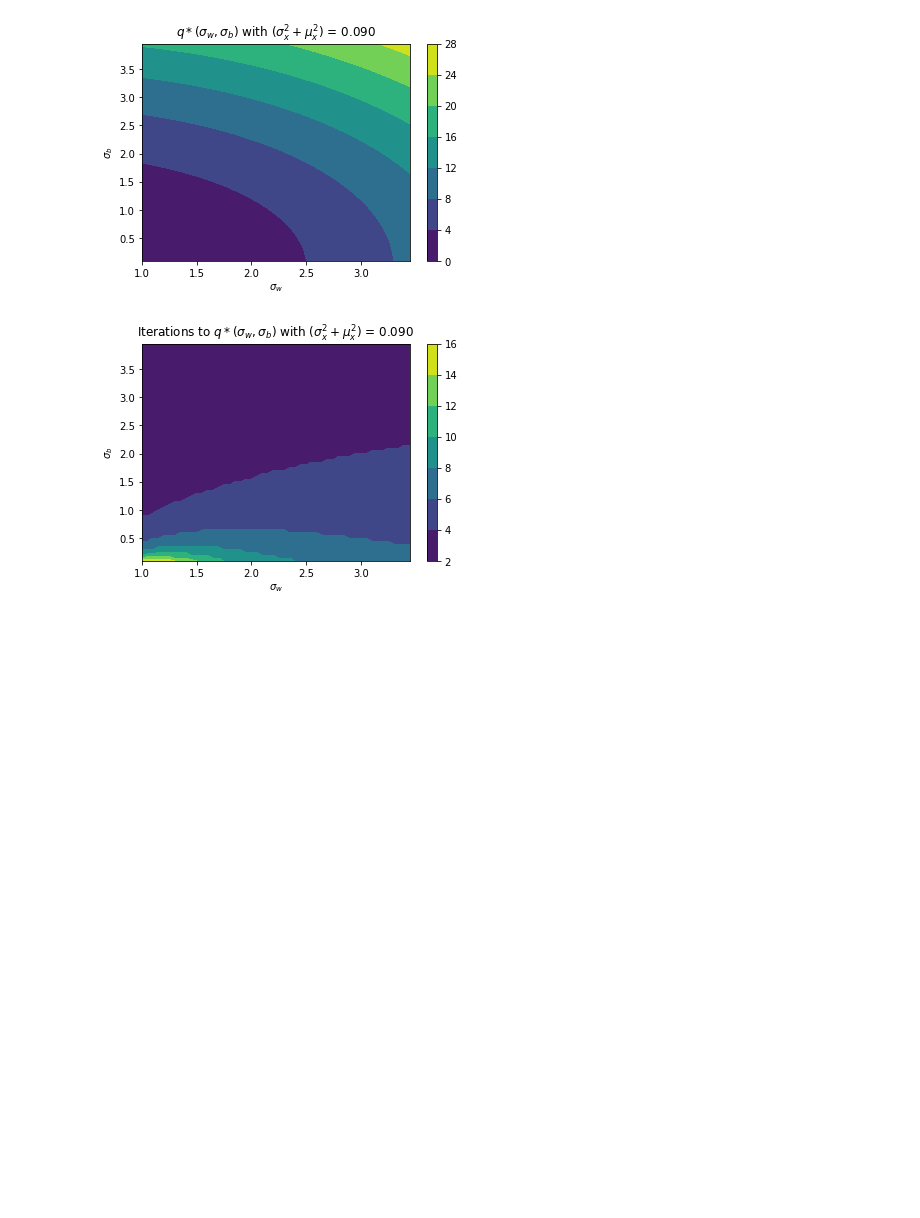
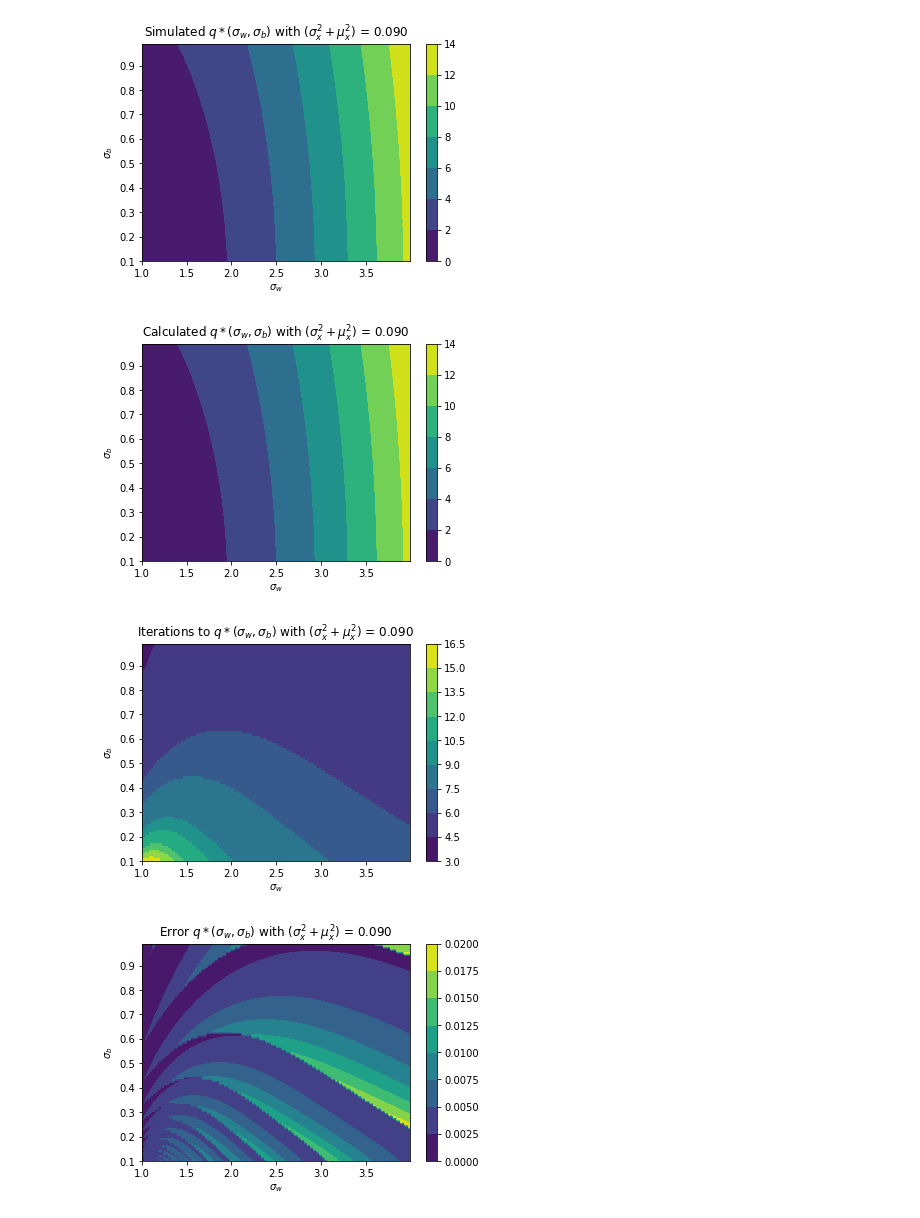
Before and after one commit to sarangmittal/DLRG, a Jupyter notebook: VarianceFixedPoint.ipynb, the cells around one changed output. Cells and saved outputs as stored; diff of their text form; code cells hidden in the pictures; blank space fills up the shorter version.

```diff
--- a/VarianceFixedPoint.ipynb
+++ b/VarianceFixedPoint.ipynb
@@ -2,6 +2,7 @@
 import numpy as np
 from scipy.integrate import quad
 import matplotlib.pyplot as plt
+from scipy.optimize import fsolve, root
 
 # weightVar = 1.3**2
 
@@ -24,6 +25,7 @@ def test(z, a):
 
 # nextq = weightVar * n_hidden * quad(integrad, -np.inf, np.inf, args=(qStart))
 # + weightVar * n_dim * (dataVar + dataMean**2) + biasVar
+# Actually Does Each iteration
 def simulate(weightVar, dataVar, dataMean, biasVar):
     dynamics = []
     for i in range(n_iterations):
@@ -37,37 +39,63 @@ def simulate(weightVar, dataVar, dataMean, biasVar):
             if r <= 1:
                 break
     return dynamics, i
+
+# Sets q= q* and numerically solves
+def varianceMap(q, weightVar, n_hid, n_dim, dataVar, dataMean, biasVar):
+    return weightVar * quad(integrand, -np.inf, np.inf, args=(q))[0] \
+            + weightVar * (n_dim/n_hid) * (dataVar + dataMean**2) + biasVar - q
 # %%
 dataVar = 0.089609815596183001
 dataMean = 0
 # dataVar = 0.0
 # dataMean = 0.0
 
-delta = 0.05
-w = np.arange(1.0, 3.5, delta)
-b = np.arange(0.1, 4.0, delta)
+delta = 0.01
+w = np.arange(1.0, 4.0, delta)
+b = np.arange(0.1, 1.0, delta)
 W, B = np.meshgrid(w, b)
-qstar = np.zeros((len(W[:,0]), len(W[0])))
+qstarSimulated = np.zeros((len(W[:,0]), len(W[0])))
+qstarCalculated = np.zeros((len(W[:,0]), len(W[0])))
+diff = np.zeros((len(W[:,0]), len(W[0])))
 convIter = np.zeros((len(W[:,0]), len(W[0])))
 for i in range(len(W[:,0])):
     for j in range(len(W[0])):
         output, numIter = simulate(W[i][j]**2, dataVar, dataMean, B[i][j]**2)
-        qstar[i][j] = output[-1]
+        qstarSimulated[i][j] = output[-1]
         convIter[i][j] = numIter
+        qstarCalculated[i][j] = fsolve(varianceMap, W[i][j]**2, args=(W[i][j]**2 , n_hidden, \
+                                                                              n_dim, dataVar, dataMean, B[i][j]**2))[0]
+        diff[i][j] = np.abs(qstarCalculated[i][j] - qstarSimulated[i][j])
 plt.figure(1)
-cp = plt.contourf(W, B, qstar)
+cp = plt.contourf(W, B, qstarSimulated)
 plt.colorbar(cp)
-plt.title(r'$q*(\sigma_w , \sigma_b)$ with $(\sigma_x^2 + \mu_x^2)$ = %.3f' % (dataVar + dataMean**2))
+plt.title(r'Simulated $q*(\sigma_w , \sigma_b)$ with $(\sigma_x^2 + \mu_x^2)$ = %.3f' % (dataVar + dataMean**2))
 plt.xlabel(r'$\sigma_w$')
 plt.ylabel(r'$\sigma_b$')
 plt.show()
 plt.figure(2)
+cp = plt.contourf(W, B, qstarCalculated)
+plt.colorbar(cp)
+plt.title(r'Calculated $q*(\sigma_w , \sigma_b)$ with $(\sigma_x^2 + \mu_x^2)$ = %.3f' % (dataVar + dataMean**2))
+plt.xlabel(r'$\sigma_w$')
+plt.ylabel(r'$\sigma_b$')
+plt.show()
+plt.figure(3)
 cs = plt.contourf(W, B, convIter)
 plt.colorbar(cs)
 plt.title(r'Iterations to $q*(\sigma_w , \sigma_b)$ with $(\sigma_x^2 + \mu_x^2)$ = %.3f' % (dataVar + dataMean**2))
 plt.xlabel(r'$\sigma_w$')
 plt.ylabel(r'$\sigma_b$')
 plt.show()
+plt.figure(4)
+cp = plt.contourf(W, B, diff)
+plt.colorbar(cp)
+plt.title(r'Error $q*(\sigma_w , \sigma_b)$ with $(\sigma_x^2 + \mu_x^2)$ = %.3f' % (dataVar + dataMean**2))
+plt.xlabel(r'$\sigma_w$')
+plt.ylabel(r'$\sigma_b$')
+plt.show()
 # %% [output]
-[figure, old version]
+[figure, new version]
-[figure, old version]
+[figure, new version]
+[figure, added]
+[figure, added]
```
Also changed, not shown: 6 other files.
